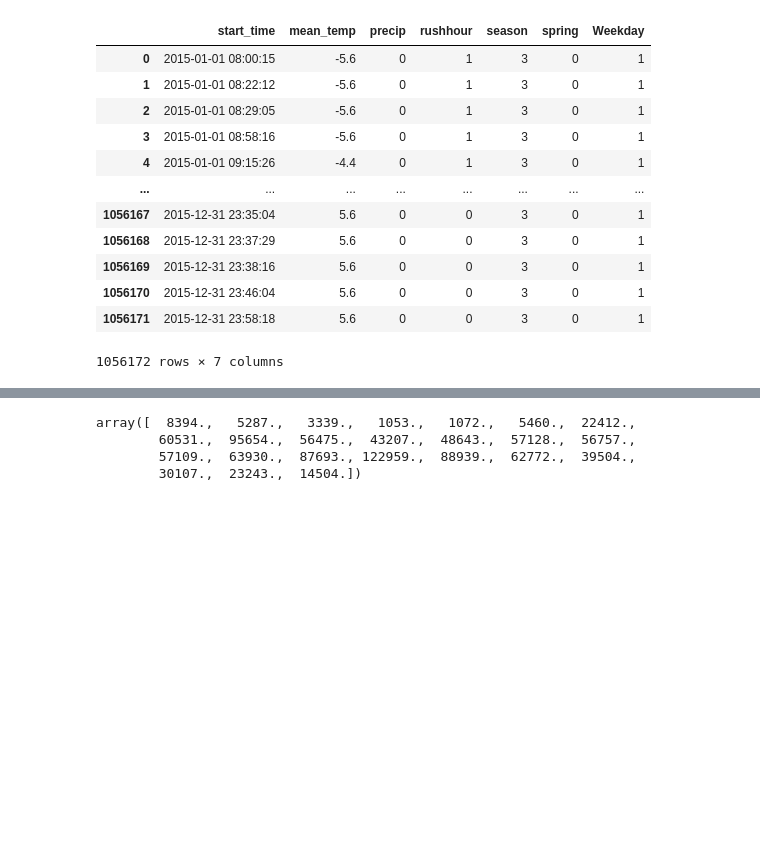
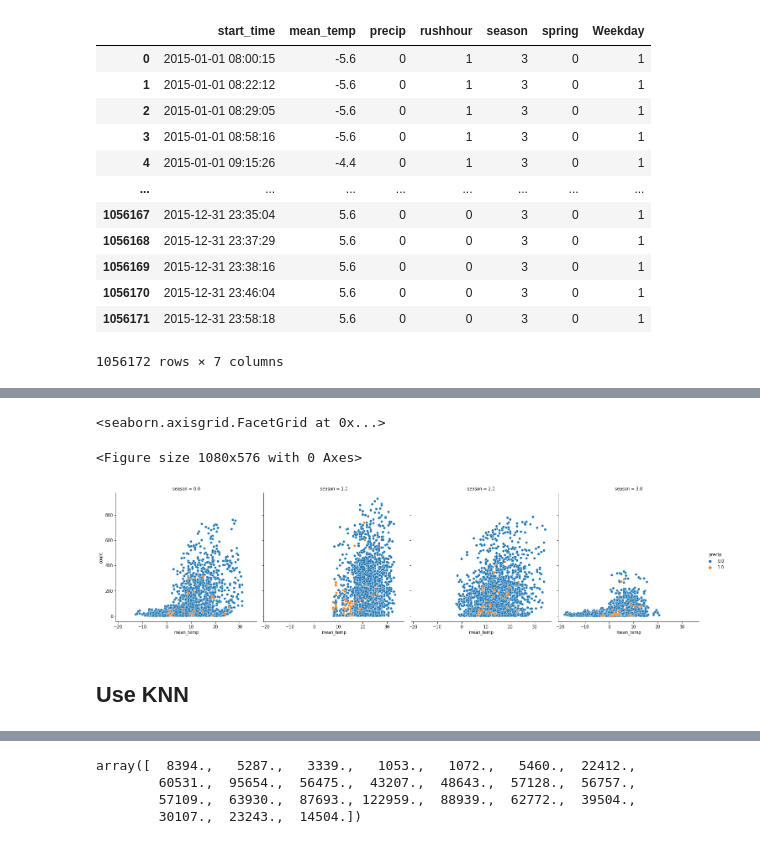
Before and after one commit to kond254/DSML-colasechs, a Jupyter notebook: KNN.ipynb, the cells around one changed output, grey strips where cells are left out. Drawn from its saved outputs; the diff is of its cells as text; code cells hidden in the pictures; blank space fills up the shorter version.

```diff
--- a/KNN.ipynb
+++ b/KNN.ipynb
@@ -150,0 +150,12 @@ yp = df_boston["mean_temp"].values
+# %%
+df_try = df_weather
+# %%
+df_try['rushhour'] = df_try['date_time'].apply(lambda x: 1 if (7<=x.hour<=9) or (16<=x.hour<=18)  else 0)
+
+abc = {'1':3, '2':3, '3': 0, '4':0, '5':0, '6':1, '7':1, '8':1, '9':2, '10':2, '11':2, '12':3}
+df_try['season']=df_try['date_time'].apply(lambda x: abc.get(str(x.month)))
+
+def get_weekday (ts):
+    return ts.weekday()
+#0=Monday 6=Sunday
+df_try["Weekday"]=df_try["date_time"].apply(lambda x:1 if 0<=get_weekday(x)<5 else 0)
@@ -161,0 +246,10 @@ TypeError: float() argument must be a string or a number, not 'datetime.time'
+# %%
+plt.figure(figsize=(15,8))
+sns.relplot(x="mean_temp", y="count", hue="precip",
+            col="season", data=df_try)
+# %% [output]
+<seaborn.axisgrid.FacetGrid at 0x...>
+<Figure size 1080x576 with 0 Axes>
+[figure, added]
+# %% [markdown]
+## Use KNN
```
Also changed, not shown: parts of 31 cells of this notebook.
